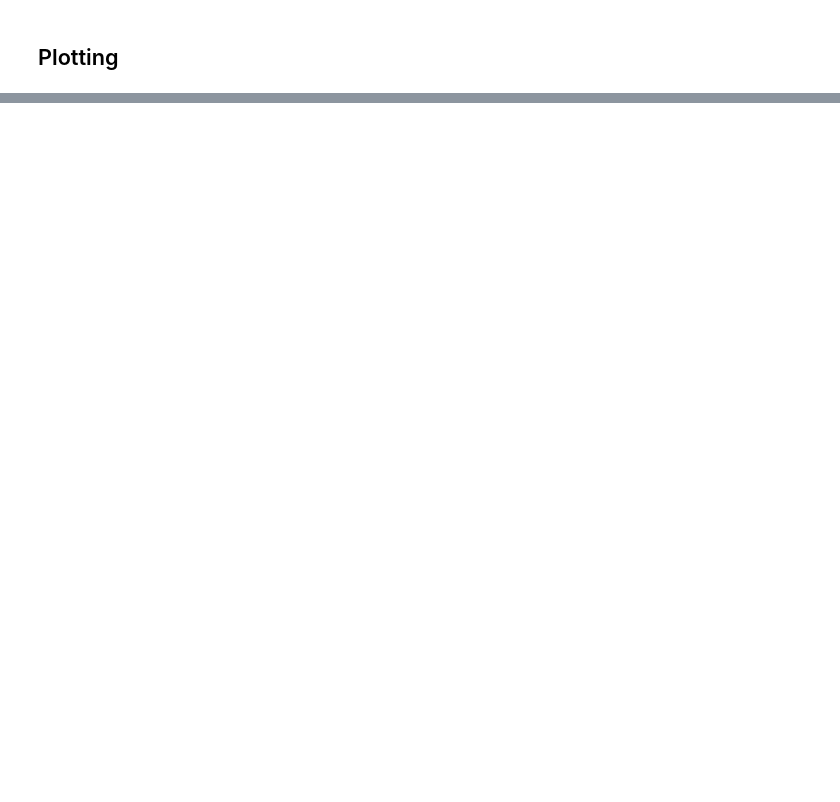
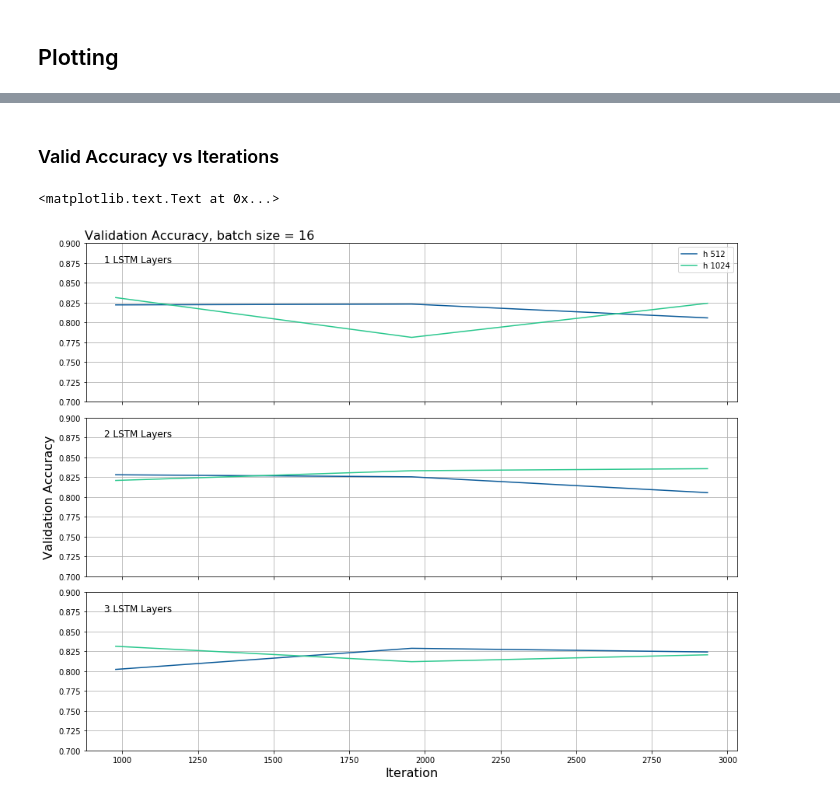
Before and after one commit to creoin/tensorflow_lstm_tuning, a Jupyter notebook: notebook_spooky.ipynb, the cells around one changed output, grey strips where cells are left out. Cells and saved outputs as stored; diff of their text form; code cells hidden in the pictures; blank space fills up the shorter version.

```diff
--- a/notebook_spooky.ipynb
+++ b/notebook_spooky.ipynb
@@ -870,0 +1010,49 @@ Done Training
+# %% [markdown]
+### Valid Accuracy vs Iterations
+# %%
+col_pink = '#E13375'
+col_blue = '#095998'
+col_orange = '#F17B18'
+col_green = '#29C78D'
+cols = [col_blue, col_green, col_orange, col_pink]
+labels = ['h 512', 'h 1024']
+
+h_sizes = [512, 1024]
+batch_sizes = [16]
+ylims = [
+    [0.7, 0.90]
+]
+
+bs = 16
+bi = 0
+
+fig, ax = plt.subplots(3, 1, figsize=(15,12), sharex=True)
+
+for ls in range(3):
+    for hi, hs in enumerate(h_sizes):
+        c_layers = valid_df['rnn_layers'] == ls+1
+        c_h_size = valid_df['h_size'] == hs
+        c_batch  = valid_df['batch_size'] == bs
+
+        plt_df = valid_df[c_layers & c_h_size & c_batch]
+    #     plt_df.plot(x="Gstep", y="Accuracy")
+
+        xs = plt_df['Gstep']
+        ys = plt_df['Accuracy']
+        ax[ls].plot(xs, ys, color=cols[hi], label=labels[hi])
+        ax[ls].set_title('{} LSTM Layers'.format(ls+1), y=0.85, x=0.08)
+        ax[ls].set_ylim(ylims[bi])
+        ax[ls].grid(True)
+
+    if ls == 0:
+        ax[0].legend()
+    elif ls == 1:
+        ax[1].set_ylabel('Validation Accuracy', fontsize=16, y=0.5)
+    elif ls == 2:
+        ax[2].set_xlabel('Iteration', fontsize=16)
+
+fig.subplots_adjust(hspace=0.1)
+fig.suptitle('Validation Accuracy, batch size = {}'.format(bs), fontsize=16, x=0.26, y=0.9)
+# %% [output]
+<matplotlib.text.Text at 0x...>
+[figure, added]
```
Also changed, not shown: parts of 29 cells of this notebook.
